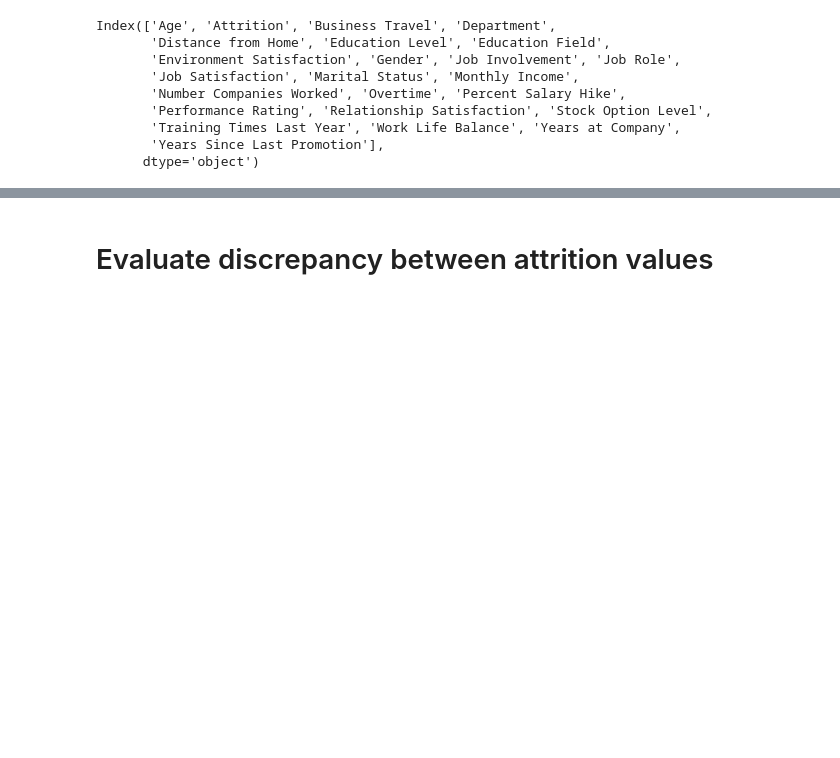
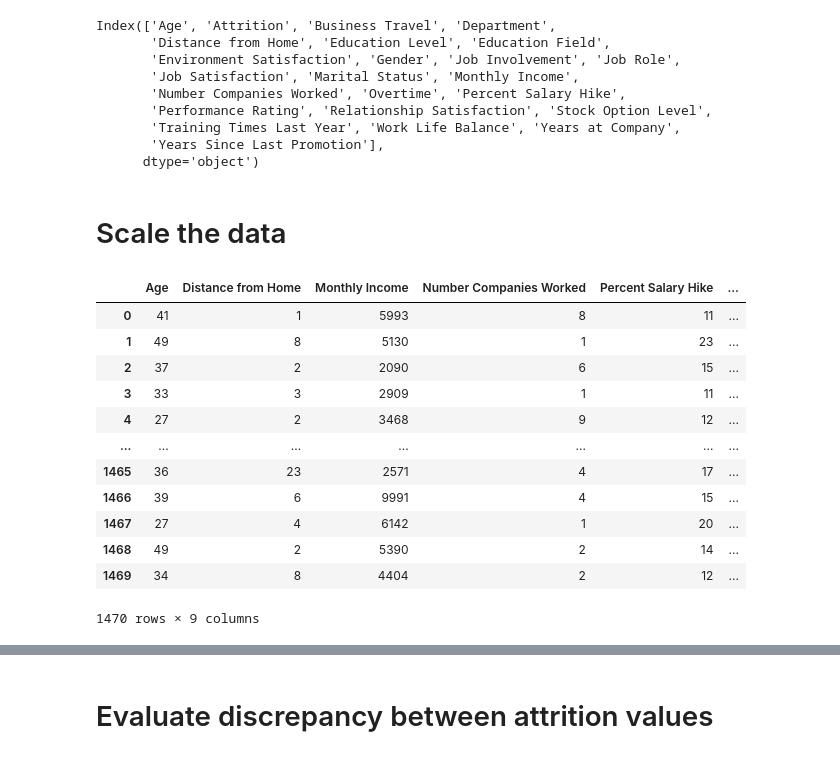
Before and after one commit to katewang1/Employee_Attrition_Analysis, a Jupyter notebook: Machine_Learning/supervised_learning_model.ipynb, the cells around one changed output, grey strips where cells are left out. Cells and saved outputs as stored; diff of their text form; code cells hidden in the pictures; blank space fills up the shorter version.

```diff
--- a/Machine_Learning/supervised_learning_model.ipynb
+++ b/Machine_Learning/supervised_learning_model.ipynb
@@ -100,3 +99,5 @@ Index(['Age', 'Attrition', 'Business Travel', 'Department',
        'Training Times Last Year', 'Work Life Balance', 'Years at Company',
        'Years Since Last Promotion'],
       dtype='object')
+# %% [markdown]
+# Scale the data
@@ -102,0 +109,17 @@ Index(['Age', 'Attrition', 'Business Travel', 'Department',
+# %%
+# look at columns that will be scaled
+attrition_df[num_features]
+# %% [output]
+|  | Age | Distance from Home | Monthly Income | Number Companies Worked | Percent Salary Hike | ... |
+| 0 | 41 | 1 | 5993 | 8 | 11 | ... |
+| 1 | 49 | 8 | 5130 | 1 | 23 | ... |
+| 2 | 37 | 2 | 2090 | 6 | 15 | ... |
+| 3 | 33 | 3 | 2909 | 1 | 11 | ... |
+| 4 | 27 | 2 | 3468 | 9 | 12 | ... |
+| ... | ... | ... | ... | ... | ... | ... |
+| 1465 | 36 | 23 | 2571 | 4 | 17 | ... |
+| 1466 | 39 | 6 | 9991 | 4 | 15 | ... |
+| 1467 | 27 | 4 | 6142 | 1 | 20 | ... |
+| 1468 | 49 | 2 | 5390 | 2 | 14 | ... |
+| 1469 | 34 | 8 | 4404 | 2 | 12 | ... |
+1470 rows × 9 columns
```
Also changed, not shown: parts of 9 cells of this notebook, 1 other file.
